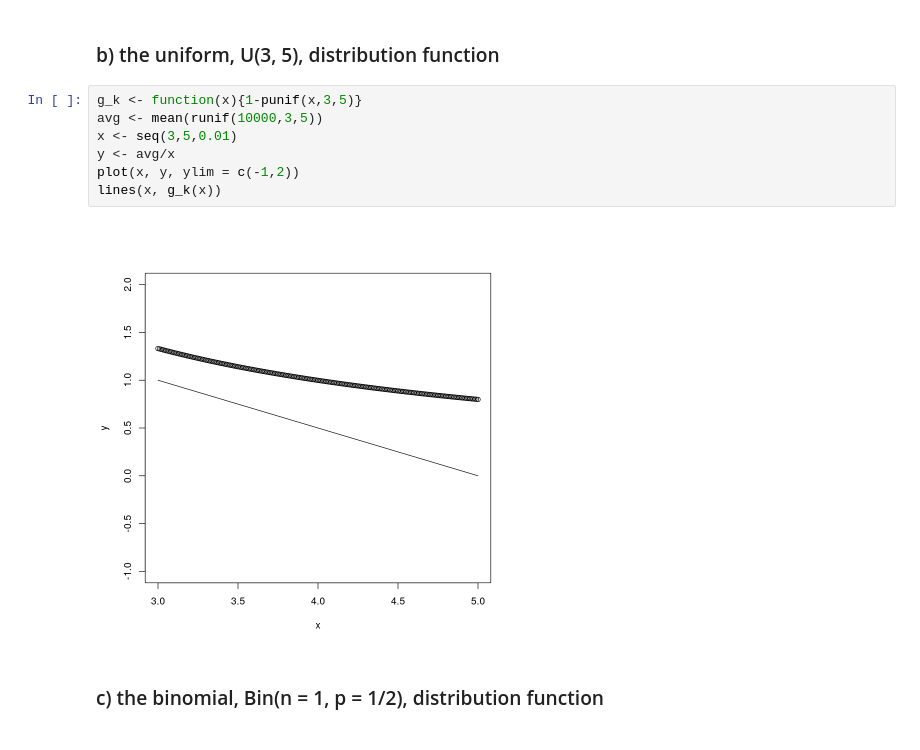
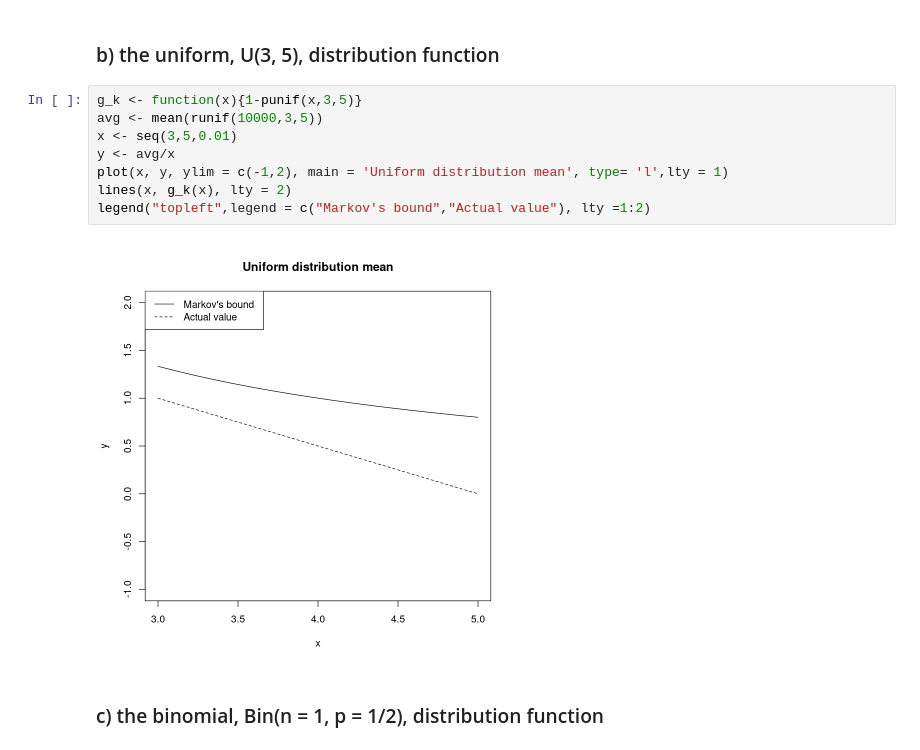
Before and after one commit to eigen-carmona/AdvStats, a Jupyter notebook: lab3/Ex3.ipynb, the cells around one changed output. Drawn from its saved outputs; the diff is of its cells as text.

```diff
--- a/lab3/Ex3.ipynb
+++ b/lab3/Ex3.ipynb
@@ -80,12 +81,13 @@ lines(x, g_k(x))
 # %%
 g_k <- function(x){1-punif(x,3,5)}
 avg <- mean(runif(10000,3,5))
 x <- seq(3,5,0.01)
 y <- avg/x
-plot(x, y, ylim = c(-1,2))
-lines(x, g_k(x))
+plot(x, y, ylim = c(-1,2), main = 'Uniform distribution mean', type= 'l',lty = 1)
+lines(x, g_k(x), lty = 2)
+legend("topleft",legend = c("Markov's bound","Actual value"), lty =1:2)
 # %% [output]
-[figure, old version]
+[figure, new version]
 # %% [markdown]
 ### c) the binomial, Bin(n = 1, p = 1/2), distribution function
 # %%
```
Also changed, not shown: parts of 12 cells of this notebook.
